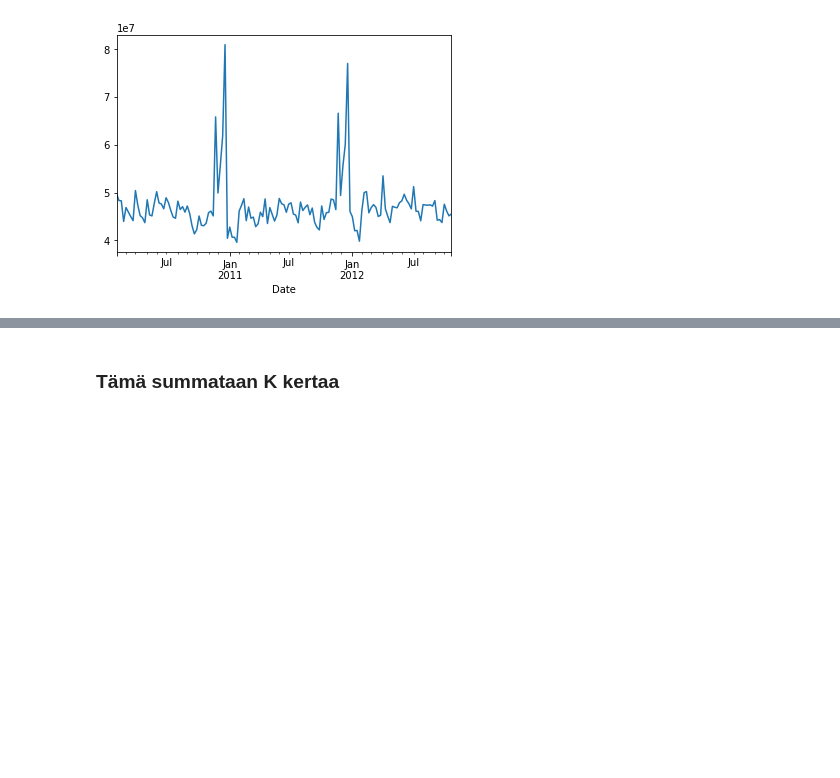
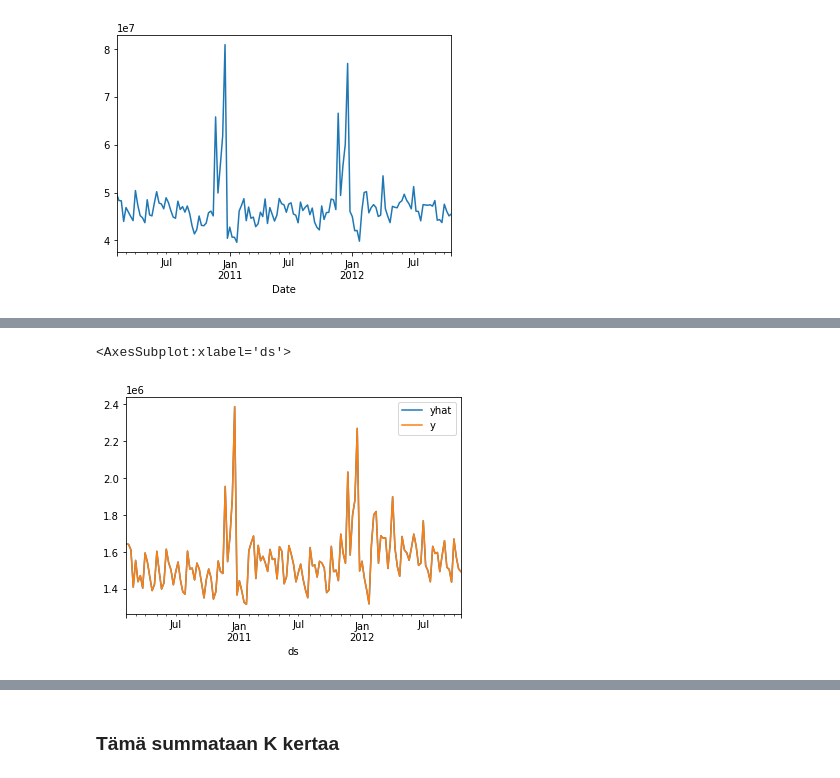
Before and after one commit to leevirontySF/BSC_thesis, a Jupyter notebook: Untitled.ipynb, the cells around one changed output, grey strips where cells are left out. Cells and saved outputs as stored; diff of their text form; code cells hidden in the pictures; blank space fills up the shorter version.

```diff
--- a/Untitled.ipynb
+++ b/Untitled.ipynb
@@ -319,0 +296,22 @@ d = m1.history.sample(frac=1)
+# %%
+# Make dataframe
+y = sales.groupby(['Store', 'Date'])['Weekly_Sales'].sum()
+y = y.reset_index()
+og_data = y.merge(features, on=['Date', 'Store'], how='left').rename(columns={'Date': 'ds', 'Weekly_Sales': 'y'})
+og_data['overfit'] = og_data['y'] / og_data['y'].max() * np.random.normal(loc=1, scale=0.05)
+data1 = og_data[og_data['Store'] == 1]
+
+# Initialize models
+m1 = fbprophet.Prophet(mcmc_samples=1000, seasonality_mode='multiplicative')
+m2 = fbprophet.Prophet(mcmc_samples=1000, seasonality_mode='additive')
+m3 = fbprophet.Prophet(mcmc_samples=1000, seasonality_mode='additive')
+m4 = fbprophet.Prophet(mcmc_samples=1000, yearly_seasonality=50, seasonality_mode='additive')
+m5 = fbprophet.Prophet(mcmc_samples=1000, yearly_seasonality=False, n_changepoints=1)
+
+for r in ['Temperature', 'Fuel_Price', 'CPI', 'Unemployment']:
+    m2.add_regressor(r)
+
+m3.add_regressor('overfit', standardize=False)
+m5.add_regressor('overfit', standardize=False)
+
+data1.head(5)
@@ -319,0 +325,6 @@ d = m1.history.sample(frac=1)
+# %%
+ax = m5.predict().plot(x='ds', y='yhat')
+m5.history.plot(x='ds', y='y', ax=ax)
+# %% [output]
+<AxesSubplot:xlabel='ds'>
+[figure, added]
```
Also changed, not shown: parts of 63 cells of this notebook, 2 other files.
